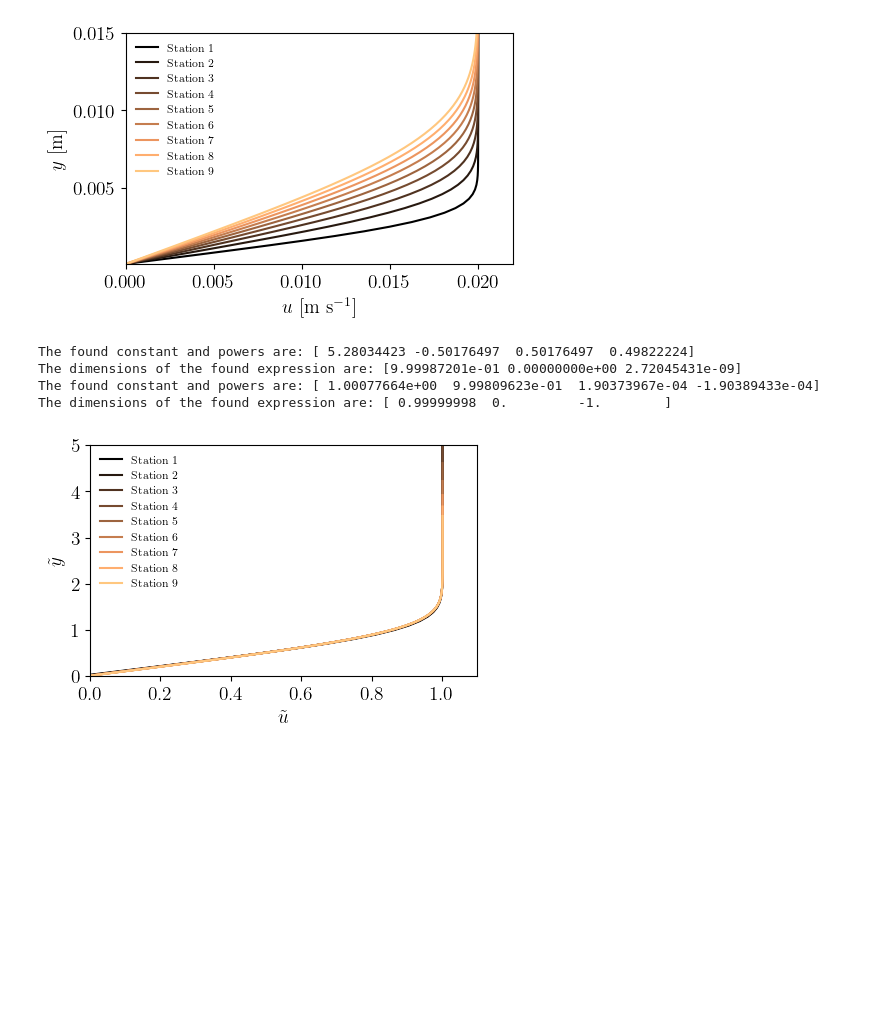
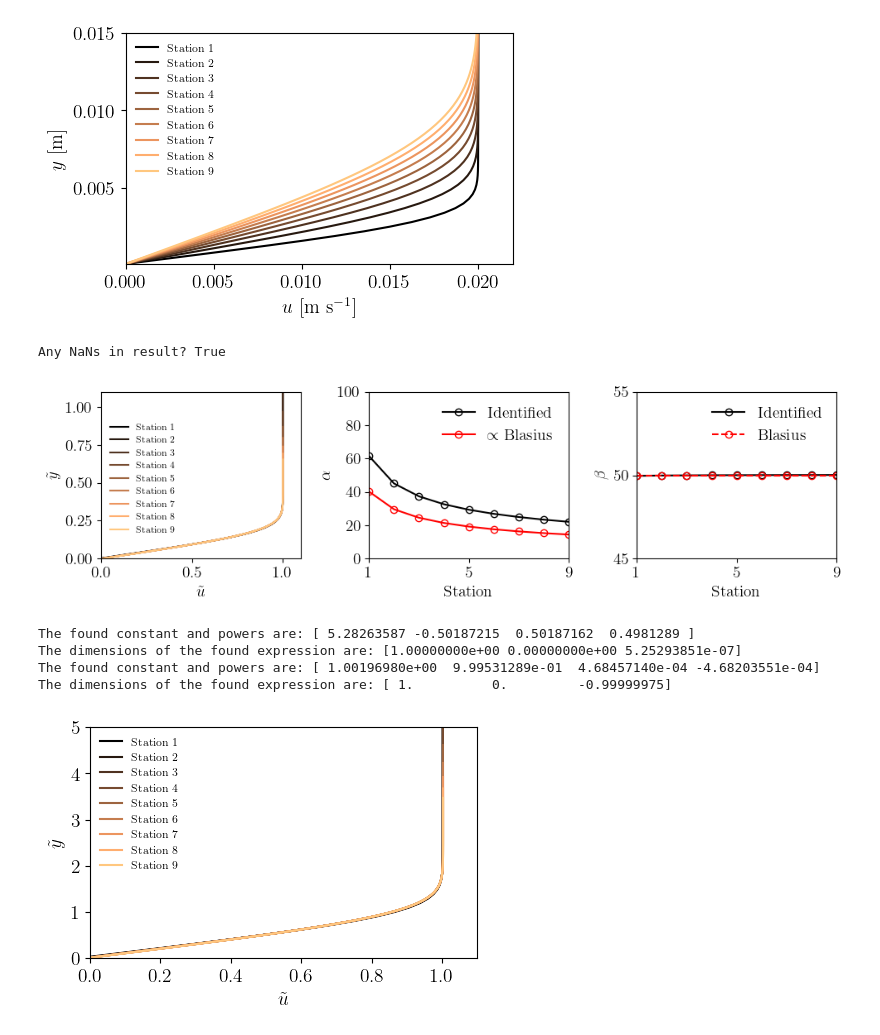
Before and after one commit to German-s04/self-similarity-project, a Jupyter notebook: boundary_layer/boundary_layer.ipynb, the cells around one changed output. Saved outputs shown, nothing was run; the diff lists cells and outputs as text; code cells hidden in the pictures; blank space fills up the shorter version.

```diff
--- a/boundary_layer/boundary_layer.ipynb
+++ b/boundary_layer/boundary_layer.ipynb
@@ -114,7 +114,7 @@ def loss_eq23(var, xin, yin):
     for i in range(len(x)):
         for j in range(len(x)):
             ### here the equation changes from 2.2 to 2.3: devide the difference by sqrt (0.5*|q_i + q_j|) before taking the norm
-            dist_mat[i,j] = (np.linalg.norm((new_y[i,:] - new_y[j,:])/ np.sqrt(0.5*np.abs(new_y[i,:]+new_y[j,:]))))**2
+            dist_mat[i,j]=(np.linalg.norm((new_y[i,:]-new_y[j,:])/np.sqrt(0.5*np.abs(new_y[i,:]+new_y[j,:]))))**2
 
     dist = np.sum(dist_mat)/2.0
 
@@ -133,6 +133,64 @@ res = minimize(loss_eq23, varopt, args=(y, u), bounds=bounds)
 varm = np.reshape(res.x,(len(x),2))
 t1_reg   = varm[:,0]
 t2_reg   = varm[:,1]
+print("Any NaNs in result?", np.isnan(res.fun))
+# %% [output]
+Any NaNs in result? True
+# %%
+### Normalise and plot data
+
+def normalise(field,transform):
+    fmin = np.average(np.min(field,axis=1))
+    fmax = np.average(np.max(field,axis=1))
+    f_norm = (field-fmin)/(fmax-fmin)
+    t_norm = (transform-fmin)/(fmax-fmin)
+
+    return f_norm, t_norm
+
+xtran = np.zeros_like(y)
+ytran = np.zeros_like(u)
+for i in range(len(x)):
+    xtran[i,:]=y[i,:]*t1[i]
+    ytran[i,:]=u[i,:]*t2[i]
+xtran2, t1n = normalise(xtran,t1)
+ytran2, t2n = normalise(ytran,t2)
+
+# Plot data
+fig, ax = plt.subplots(1,3,figsize=(10,3))
+
+for i in range(len(x)):
+    color = color_map(i / (len(x) - 1))
+    ax[0].plot(ytran2[i,:],xtran2[i,:], label=f'Station {i + 1}', color=color)
+ax[0].legend(frameon=False, fontsize=8, bbox_to_anchor=(0.41, 0.86))
+ax[0].set_xlabel(r'$\tilde{u}$')
+ax[0].set_ylabel(r'$\tilde{y}$')
+ax[0].set_xlim([0.0,1.1])
+ax[0].set_ylim([0.0,1.1])
+
+scal = np.sqrt(U_inf/(nu*x))
+ax[1].plot(np.arange(len(x))+1,t1n,'-ko',mfc='none', label='Identified')
+ax[1].plot(np.arange(len(x))+1,scal/8,'-ro',mfc='none', label='$\propto$ Blasius')
+ax[1].set_xlabel(r'Station')
+ax[1].set_ylabel(r'$\alpha$')
+ax[1].set_xlim([1,9])
+ax[1].set_ylim([0.0,100])
+ax[1].set_xticks([1,5,9])
+ax[1].legend(frameon=False)
+
+ax[2].plot(np.arange(len(x))+1,t2n,'-ko',mfc='none', label='Identified')
+ax[2].plot(np.arange(len(x))+1,np.tile(1/U_inf,len(x)),'--ro',mfc='none', label='Blasius')
+ax[2].set_xlabel(r'Station')
+ax[2].set_ylabel(r'$\beta$')
+ax[2].set_xlim([1,9])
+ax[2].set_ylim([45,55])
+ax[2].set_xticks([1,5,9])
+ax[2].set_yticks([45,50,55])
+ax[2].legend(frameon=False)
+
+plt.tight_layout()
+plt.show()
+# %% [output]
+[figure, added]
 # %%
 ### Interpret transformations
 
@@ -218,10 +276,10 @@ f = np.reshape(f,(np.size(f),1))
 f_dims = np.matmul(X_dims,var_b2[1:])
 print("The dimensions of the found expression are:", f_dims)
 # %% [output]
-The found constant and powers are: [ 5.28034423 -0.50176497  0.50176497  0.49822224]
-The dimensions of the found expression are: [9.99987201e-01 0.00000000e+00 2.72045431e-09]
-The found constant and powers are: [ 1.00077664e+00  9.99809623e-01  1.90373967e-04 -1.90389433e-04]
-The dimensions of the found expression are: [ 0.99999998  0.         -1.        ]
+The found constant and powers are: [ 5.28263587 -0.50187215  0.50187162  0.4981289 ]
+The dimensions of the found expression are: [1.00000000e+00 0.00000000e+00 5.25293851e-07]
+The found constant and powers are: [ 1.00196980e+00  9.99531289e-01  4.68457140e-04 -4.68203551e-04]
+The dimensions of the found expression are: [ 1.          0.         -0.99999975]
 # %%
 ### Plot interpreted collapse
 
@@ -247,4 +305,4 @@ plt.xlabel(r'$\tilde{u}$')
 plt.ylabel(r'$\tilde{y}$')
 plt.show()
 # %% [output]
-[figure, old version]
+[figure, new version]
```
